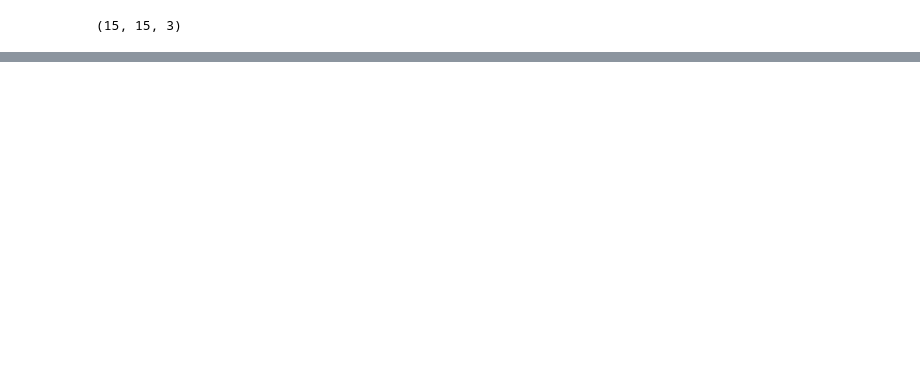
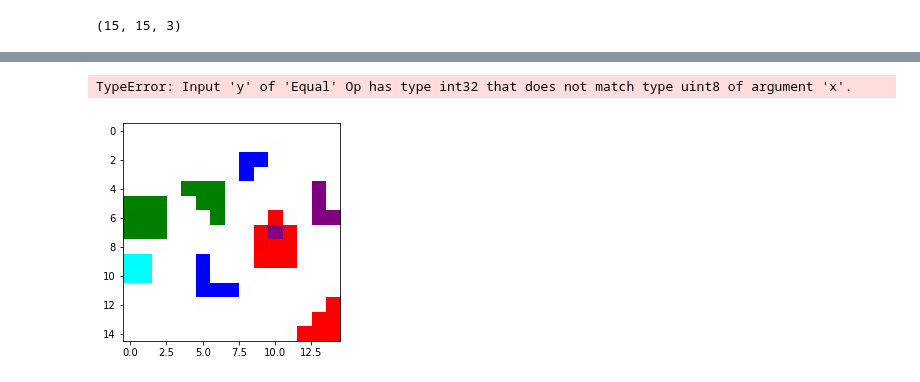
Before and after one commit to tuandnvn/instruction-to-video, a Jupyter notebook: notebooks/test_moving_code.ipynb, the cells around one changed output, grey strips where cells are left out. Drawn from its saved outputs; the diff is of its cells as text; code cells hidden in the pictures; blank space fills up the shorter version.

```diff
--- a/notebooks/test_moving_code.ipynb
+++ b/notebooks/test_moving_code.ipynb
@@ -111,0 +186,29 @@ pl.show()
+# %%
+with tf.Session() as sess:
+#     new_img = sess.run(scatter_function(s, pos, 'left', updates, shape))
+#     indices = create_indices(s, pos, 'left')
+
+#     scatter1 = tf.scatter_nd(indices, updates, shape)
+
+#     new_img = sess.run(scatter1)
+
+    fig.add_subplot(1, 4, 1)
+    pl.imshow(new_img)
+
+    for i, action in enumerate(action_tensors):
+        scatter = tf.case(
+            {tf.equal(action, tf.constant('left')): lambda : scatter_function_condition(s, pos, 'left', updates, shape),
+             tf.equal(action, tf.constant('right')): lambda : scatter_function_condition(s, pos, 'right', updates, shape),
+             tf.equal(action, tf.constant('up')): lambda : scatter_function_condition(s, pos, 'up', updates, shape),
+             tf.equal(action, tf.constant('down')): lambda : scatter_function_condition(s, pos, 'down', updates, shape)},
+             default=lambda : scatter_function(s, pos, 'stop', updates, shape),exclusive=True)
+
+        new_img = sess.run(scatter)
+
+        fig.add_subplot(1, 4, i + 1)
+        pl.imshow(new_img)
+
+pl.show()
+# %% [output]
+TypeError: Input 'y' of 'Equal' Op has type int32 that does not match type uint8 of argument 'x'.
+[figure, added]
```
Also changed, not shown: parts of 7 cells of this notebook.
